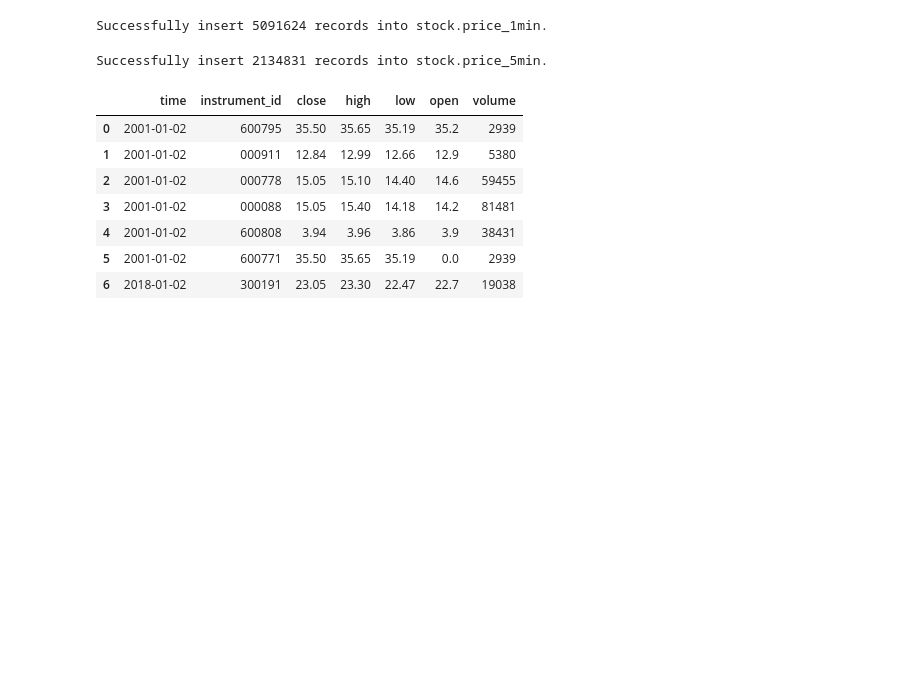
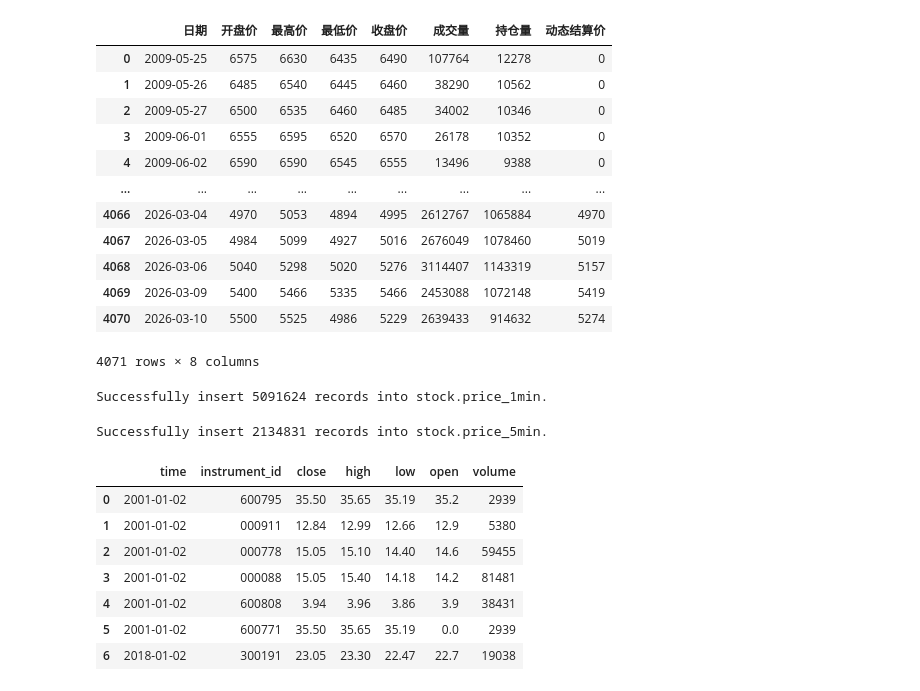
Before and after one commit to leoweng111/lionet, a Jupyter notebook: notebook/ak_test.ipynb, the cells around one changed output. Saved outputs shown, nothing was run; the diff lists cells and outputs as text; code cells hidden in the pictures; blank space fills up the shorter version.

```diff
--- a/notebook/ak_test.ipynb
+++ b/notebook/ak_test.ipynb
@@ -4,3 +66,21 @@ from lwpackage.lwdata import *
+# %%
+df_futures = ak.futures_main_sina()
+# %%
+df_futures
+# %% [output]
+|  | 日期 | 开盘价 | 最高价 | 最低价 | 收盘价 | 成交量 | 持仓量 | 动态结算价 |
+| 0 | 2009-05-25 | 6575 | 6630 | 6435 | 6490 | 107764 | 12278 | 0 |
+| 1 | 2009-05-26 | 6485 | 6540 | 6445 | 6460 | 38290 | 10562 | 0 |
+| 2 | 2009-05-27 | 6500 | 6535 | 6460 | 6485 | 34002 | 10346 | 0 |
+| 3 | 2009-06-01 | 6555 | 6595 | 6520 | 6570 | 26178 | 10352 | 0 |
+| 4 | 2009-06-02 | 6590 | 6590 | 6545 | 6555 | 13496 | 9388 | 0 |
+| ... | ... | ... | ... | ... | ... | ... | ... | ... |
+| 4066 | 2026-03-04 | 4970 | 5053 | 4894 | 4995 | 2612767 | 1065884 | 4970 |
+| 4067 | 2026-03-05 | 4984 | 5099 | 4927 | 5016 | 2676049 | 1078460 | 5019 |
+| 4068 | 2026-03-06 | 5040 | 5298 | 5020 | 5276 | 3114407 | 1143319 | 5157 |
+| 4069 | 2026-03-09 | 5400 | 5466 | 5335 | 5466 | 2453088 | 1072148 | 5419 |
+| 4070 | 2026-03-10 | 5500 | 5525 | 4986 | 5229 | 2639433 | 914632 | 5274 |
+4071 rows × 8 columns
 # %%
 drop_duplicated_data(database='stock', collection='price_1min', subset=['time', 'instrument_id'])
 # %% [output]
```
Also changed, not shown: parts of 6 cells of this notebook, 3 other files.
